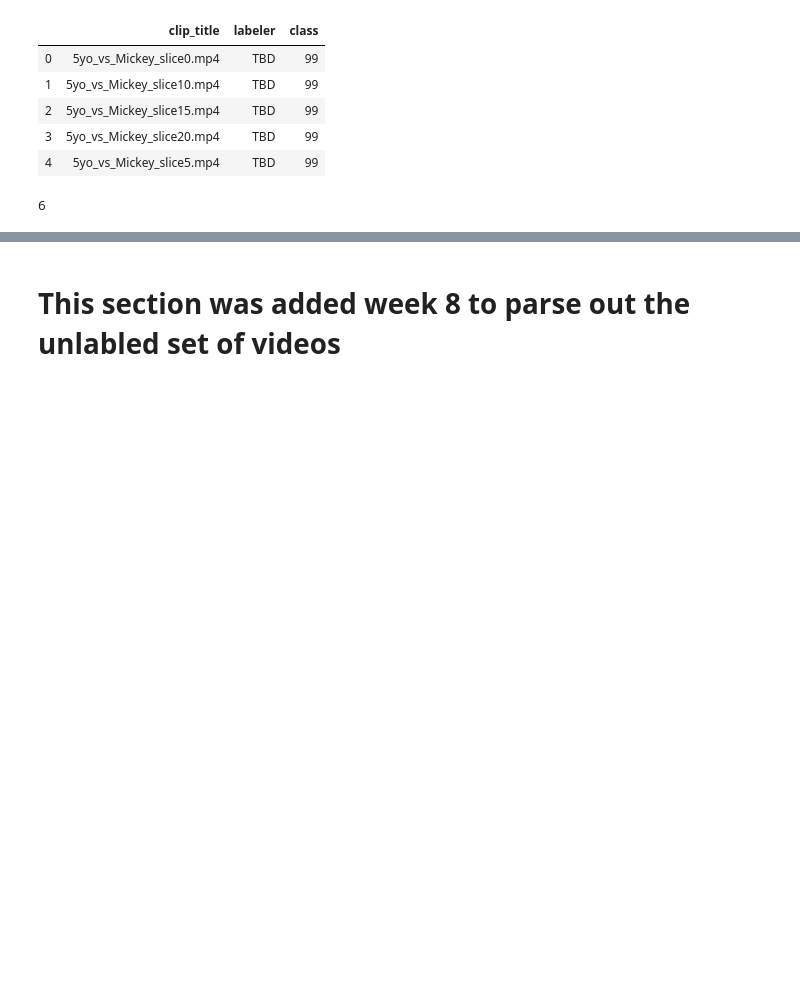
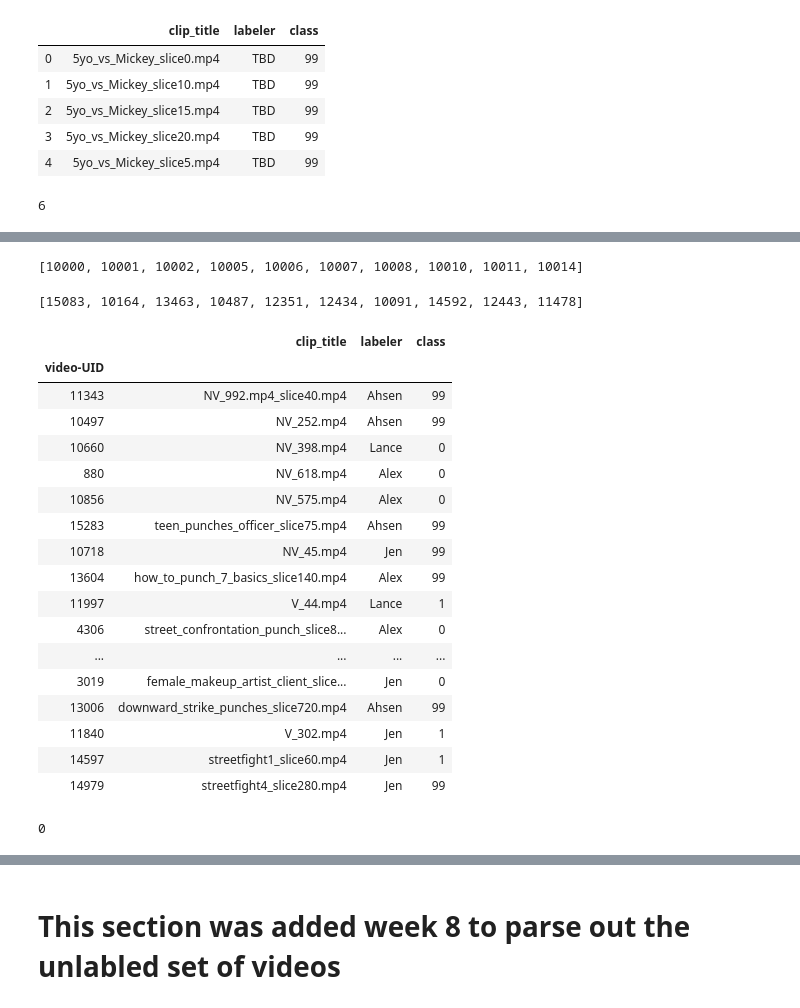
Before and after one commit to ahsenq/bittah-ninja, a Jupyter notebook: ClipAssigner.ipynb, the cells around one changed output, grey strips where cells are left out. Saved outputs shown, nothing was run; the diff lists cells and outputs as text; code cells hidden in the pictures; blank space fills up the shorter version.

```diff
--- a/ClipAssigner.ipynb
+++ b/ClipAssigner.ipynb
@@ -46,0 +94,14 @@ week6 = random.sample(clip_range,k=1000)
+# %%
+unassigned = df[df['labeler'].isna()]['labeler']
+# %%
+mine = unassigned[jen]
+mine[:]='Jen'
+
+alexs = unassigned[alex]
+alexs[:]='Alex'
+
+lances = unassigned[lance]
+lances[:]='Lance'
+
+ahsens = unassigned[ahsen]
+ahsens[:]='Ahsen'
@@ -46,0 +122,3 @@ week6 = random.sample(clip_range,k=1000)
+# %%
+df.update(mine)
+df['labeler'].value_counts()
@@ -46,0 +131,2 @@ week6 = random.sample(clip_range,k=1000)
+# %%
+df.update(ahsens)
@@ -46,0 +151,4 @@ week6 = random.sample(clip_range,k=1000)
+# %%
+una_vuids[0:10]
+# %% [output]
+[10000, 10001, 10002, 10005, 10006, 10007, 10008, 10010, 10011, 10014]
@@ -46,0 +159,4 @@ week6 = random.sample(clip_range,k=1000)
+# %%
+shuna_vuids[0:10]
+# %% [output]
+[15083, 10164, 13463, 10487, 12351, 12434, 10091, 14592, 12443, 11478]
@@ -46,0 +168,25 @@ week6 = random.sample(clip_range,k=1000)
+# %%
+df.sample(20)
+# %% [output]
+|  | clip_title | labeler | class |
+| video-UID |  |  |  |
+| 11343 | NV_992.mp4_slice40.mp4 | Ahsen | 99 |
+| 10497 | NV_252.mp4 | Ahsen | 99 |
+| 10660 | NV_398.mp4 | Lance | 0 |
+| 880 | NV_618.mp4 | Alex | 0 |
+| 10856 | NV_575.mp4 | Alex | 0 |
+| 15283 | teen_punches_officer_slice75.mp4 | Ahsen | 99 |
+| 10718 | NV_45.mp4 | Jen | 99 |
+| 13604 | how_to_punch_7_basics_slice140.mp4 | Alex | 99 |
+| 11997 | V_44.mp4 | Lance | 1 |
+| 4306 | street_confrontation_punch_slice8... | Alex | 0 |
+| ... | ... | ... | ... |
+| 3019 | female_makeup_artist_client_slice... | Jen | 0 |
+| 13006 | downward_strike_punches_slice720.mp4 | Ahsen | 99 |
+| 11840 | V_302.mp4 | Jen | 1 |
+| 14597 | streetfight1_slice60.mp4 | Jen | 1 |
+| 14979 | streetfight4_slice280.mp4 | Jen | 99 |
+# %%
+sum(df['labeler'].isna())
+# %% [output]
+0
```
Also changed, not shown: parts of 26 cells of this notebook, 6 other files.
